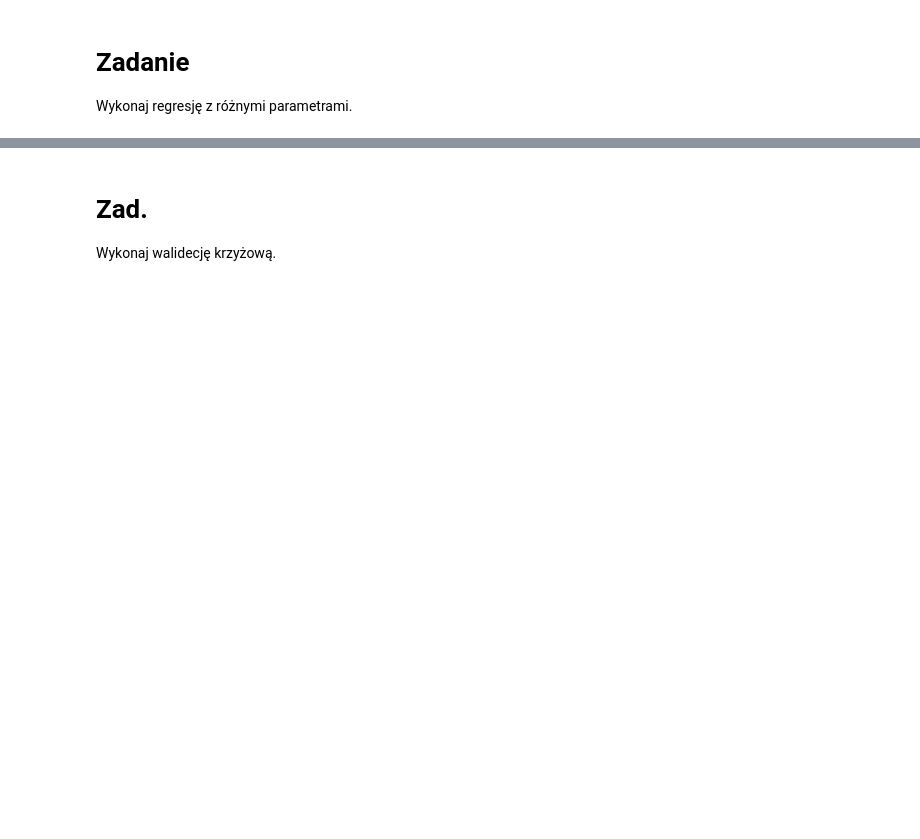
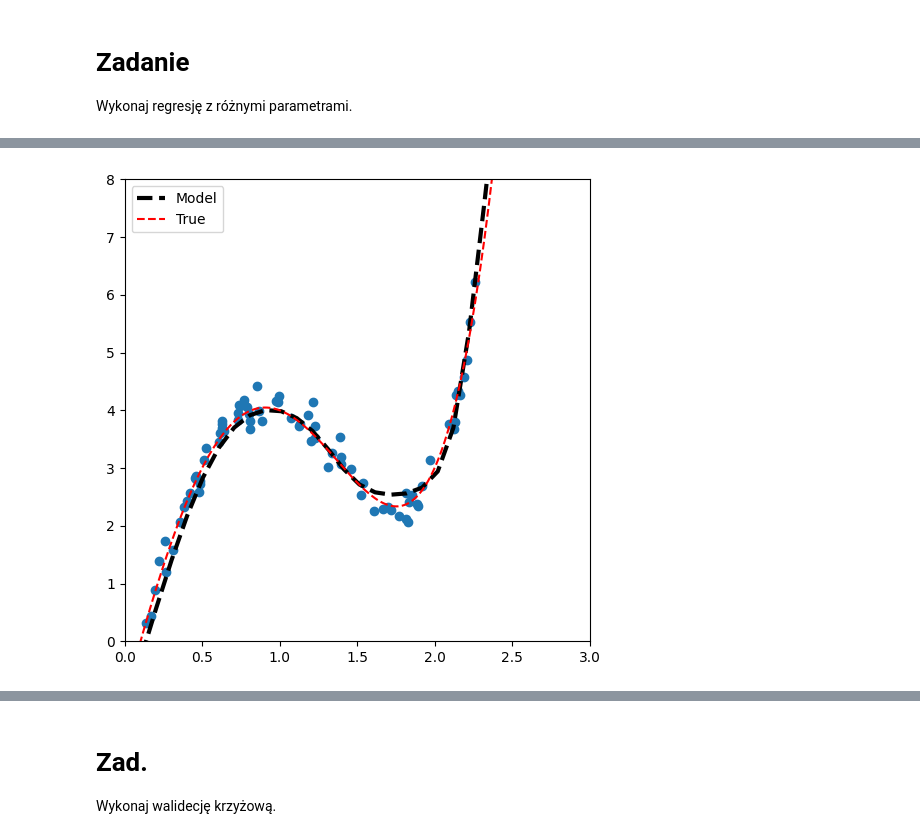
Before and after one commit to KrystianJachna/AI, a Jupyter notebook: cw10/AD_Z10_E_MLPRegressor.ipynb, the cells around one changed output, grey strips where cells are left out. Drawn from its saved outputs; the diff is of its cells as text; code cells hidden in the pictures; blank space fills up the shorter version.

```diff
--- a/cw10/AD_Z10_E_MLPRegressor.ipynb
+++ b/cw10/AD_Z10_E_MLPRegressor.ipynb
@@ -46 +56,13 @@ plt.show()
+# %%
+plt.figure(figsize=(6,6));
+axes = plt.gca()
+axes.set_xlim([0,3])
+axes.set_ylim([0,8])
+plt.scatter(x, y)
+plt.plot(x_plot, MLP.predict(x_plot), 'k--',linewidth=3, label='Model')
+plt.plot(x_tr, y_tr, '--r', label='True')
+plt.legend()
+plt.show()
+# %% [output]
+[figure, added]
 # %%
```
Also changed, not shown: parts of 13 cells of this notebook.
